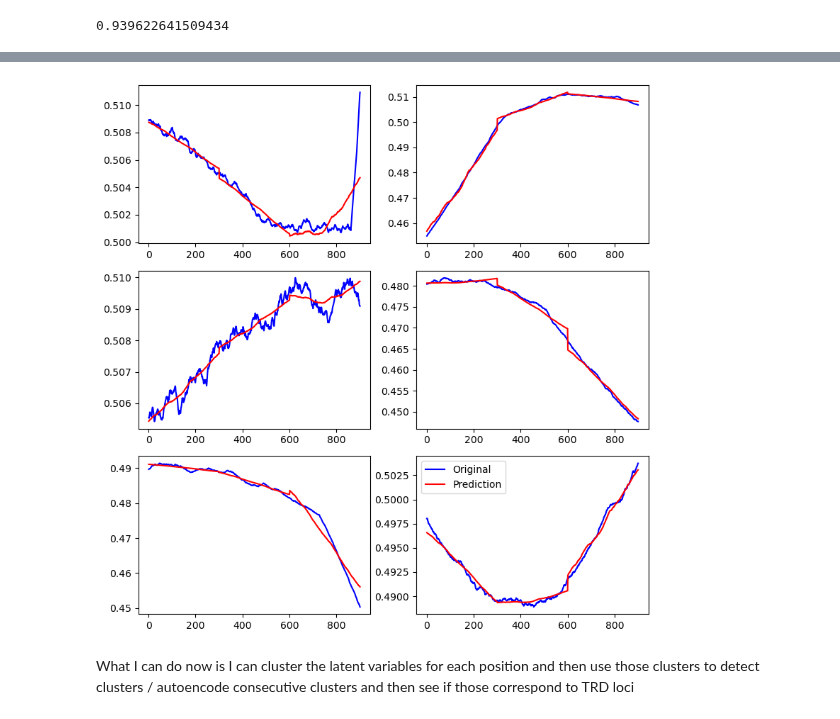
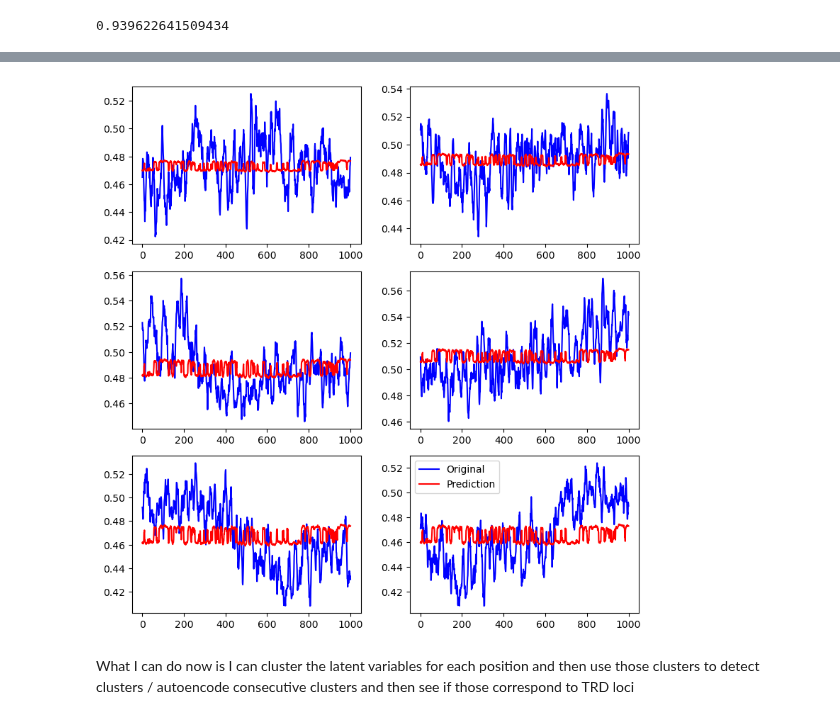
Before and after one commit to jnrunge/TRD, a Jupyter notebook: 02_TRD/XX_TryToUseMLForSignals.ipynb, the cells around one changed output, grey strips where cells are left out. Saved outputs shown, nothing was run; the diff lists cells and outputs as text; code cells hidden in the pictures.

```diff
--- a/02_TRD/XX_TryToUseMLForSignals.ipynb
+++ b/02_TRD/XX_TryToUseMLForSignals.ipynb
@@ -15,6 +18,6 @@ print(tf.__version__)
 # %%
 # Replace 'file_path' with the path to your .csv.gz file
-df = pd.read_csv('~/Library/Mobile Documents/com~apple~CloudDocs/Conferences/2023/Ferrarra/babel/YJNRC18-AF.csv.gz', compression='gzip')
+df = pd.read_csv('~/data/TRD/results/shiny/YJNRC18-AF.csv.gz', compression='gzip')
 
 # Let's take a look at the first few rows of the DataFrame
 print(df.head())
@@ -71,7 +74,7 @@ def smooth_data(data, window_size):
 
 
 
-AF_smooth=smooth_data(AF, 1000)
+AF_smooth=smooth_data(AF, 10)
 # %%
 np.max(AF_smooth)
 # %% [output]
@@ -87,11 +90,24 @@ import tensorflow as tf
 from tensorflow import keras
 from tensorflow.keras import layers
 # %%
-window_size=300
-step=1
-def create_windows(data, window_size, step):
-    return [data[i:i+window_size] for i in range(0, len(data)-window_size+1, step)]
-nested_list = create_windows(AF_smooth, window_size, step)
+window_size=1000
+step=1000
+big_step=100
+consecutive_windows=10
+
+def create_windows(data, window_size, step, big_step, consecutive_windows):
+    nested_list = []
+    i = 0
+    while i < len(data) - window_size + 1:
+        start = i
+        for _ in range(consecutive_windows):
+            if i < len(data) - window_size + 1:
+                nested_list.append(data[i:i+window_size])
+                i += step
+        i = start + big_step
+    return nested_list
+
+nested_list = create_windows(AF_smooth, window_size, step, big_step, consecutive_windows)
 
 
 
@@ -222,5 +238,5 @@ model.compile(
 
 EPOCHS = 10
 
-model.fit(nested_list, nested_list, epochs = EPOCHS, batch_size=10)
+model.fit(nested_list, nested_list, epochs = EPOCHS, batch_size=1)
 # %% [output]
@@ -256,8 +253,8 @@ fig, axs = plt.subplots(3, 2, figsize=(8, 8))  # 5x4 subplots
 # Reshape axs for easier iteration
 axs = axs.reshape(-1)
 
-x = 3  # number of consecutive nested_list items to take in each iteration
-step = 300  # step size between each item
+x = 1  # number of consecutive nested_list items to take in each iteration
+step = 1000  # step size between each item
 
 for i, ax in enumerate(axs):
     # Choose the starting index such that enough consecutive items can be taken
@@ -274,33 +271,33 @@ for i, ax in enumerate(axs):
 
         # Remove extra dimensions for visualization
         sample = sample[0]*std_list[idx]
         prediction = prediction[0]*std_list[idx]
 
         sample=sample+avg_list[idx]
         prediction=prediction+avg_list[idx]
 
         samples.append(sample)
         predictions.append(prediction)
 
     # Concatenate along the time axis (axis=0)
     samples = np.concatenate(samples, axis=0)
     predictions = np.concatenate(predictions, axis=0)
 
     # Plot the original data in blue
     ax.plot(range(1, len(samples) + 1), samples, color='blue', label='Original')
 
     # Plot the model's prediction in red
     ax.plot(range(1, len(predictions) + 1), predictions, color='red', label='Prediction')
 
     # If you want legends on all subplots uncomment below line
     # ax.legend()
 
 # Show legends for the last subplot
 axs[-1].legend()
 
 plt.tight_layout()
 plt.show()
 # %% [output]
-[figure, old version]
+[figure, new version]
 # %% [markdown]
 What I can do now is I can cluster the latent variables for each position and then use those clusters to detect clusters / autoencode consecutive clusters and then see if those correspond to TRD loci
```
Also changed, not shown: parts of 13 cells of this notebook, 7 other files.
